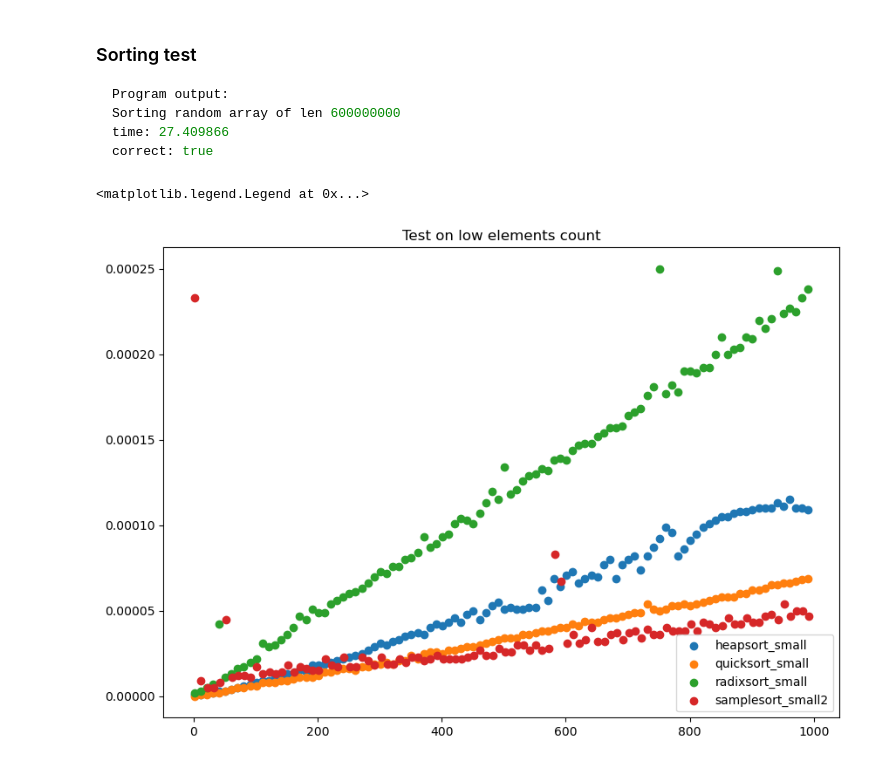
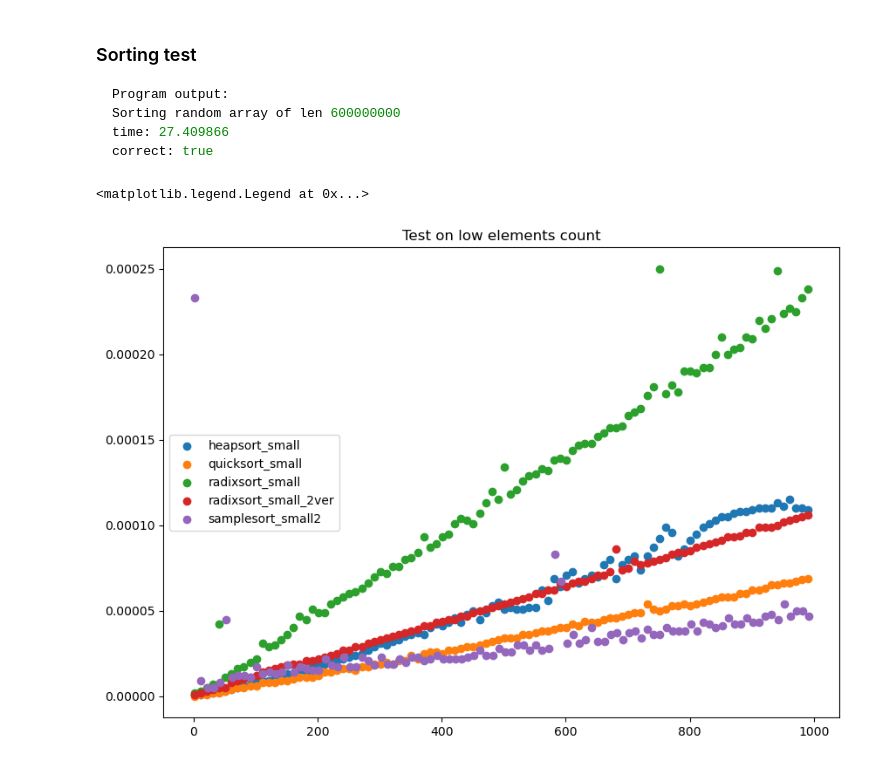
Before and after one commit to largeNumberOfOnes/parallele, a Jupyter notebook: labs/sort_algo.ipynb, the cells around one changed output. Saved outputs shown, nothing was run; the diff lists cells and outputs as text; code cells hidden in the pictures.

Commit message:
Radix sort update

```diff
--- a/labs/sort_algo.ipynb
+++ b/labs/sort_algo.ipynb
@@ -1911,11 +2014,12 @@ samplesort_small2 = [
 # %%
 plt.figure(figsize=(10, 7))
 plt.title('Test on low elements count')
 plot_sort('heapsort_small')
 plot_sort('quicksort_small')
 plot_sort('radixsort_small')
+plot_sort('radixsort_small_2ver')
 plot_sort('samplesort_small2')
 plt.legend()
 # %% [output]
 <matplotlib.legend.Legend at 0x...>
-[figure, old version]
+[figure, new version]
```
Also changed, not shown: parts of 6 cells of this notebook, 1 other file.
